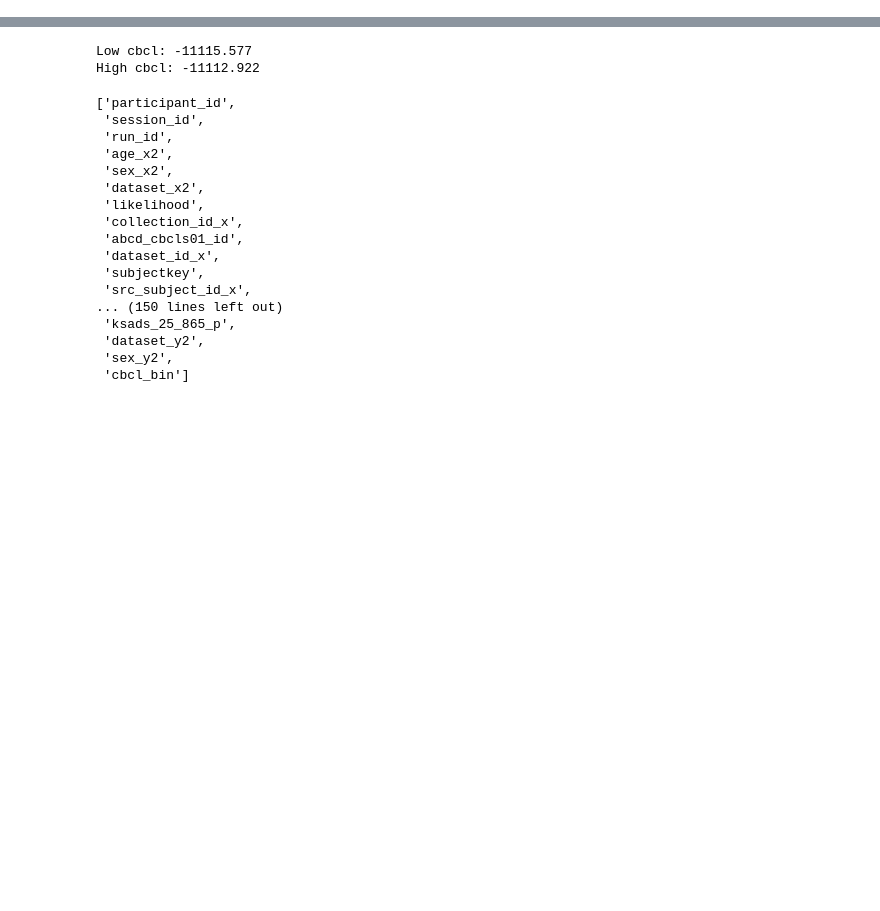
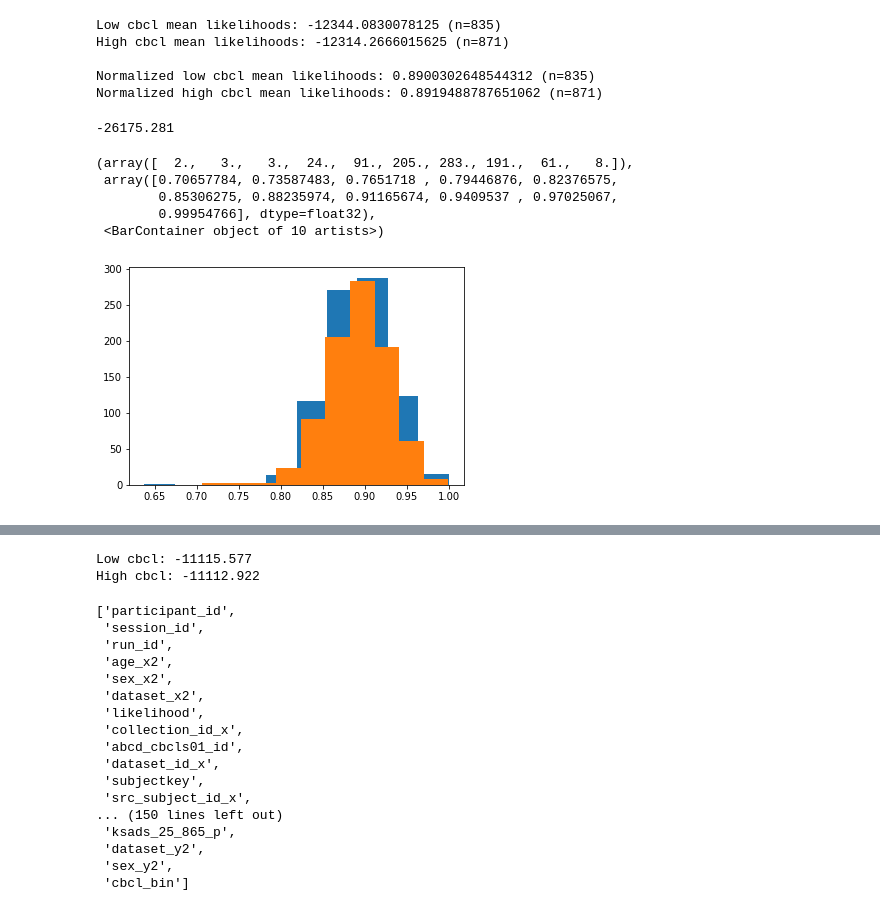
Before and after one commit to SergioLeonardoMendes/normative_psychiatry, a Jupyter notebook: src/python/eda/visualize_data.ipynb, the cells around one changed output, grey strips where cells are left out. Saved outputs shown, nothing was run; the diff lists cells and outputs as text; code cells hidden in the pictures; blank space fills up the shorter version.

```diff
--- a/src/python/eda/visualize_data.ipynb
+++ b/src/python/eda/visualize_data.ipynb
@@ -27,0 +89,9 @@ df['cbcl_bin'] = df['cbcl_scr_syn_totprob_r'] > 25 #cbcl quantile for first 75%
+# %%
+print('Assessing Pearson-r (cbcl_total x td_likelihood)...\n')
+for i in range(9):
+    x = df_test['cbcl_scr_syn_totprob_r']
+    y = df_test[f'likelihood_{i}']
+    r, pval = stats.pearsonr(x, y)
+    print(f'-- Transformer {i}:')
+    print(f'r: {r}')
+    print(f'pval: {pval}\n')
@@ -27,0 +116,43 @@ df['cbcl_bin'] = df['cbcl_scr_syn_totprob_r'] > 25 #cbcl quantile for first 75%
+# %%
+quant_low = np.quantile(df_test['cbcl_scr_syn_totprob_r'].values, 0.25)
+quant_high = np.quantile(df_test['cbcl_scr_syn_totprob_r'].values, 0.75)
+cols_likelihood = [f"likelihood_{i}" for i in range(9)]
+cond_low = df_test['cbcl_scr_syn_totprob_r'] < quant_low
+cond_high = df_test['cbcl_scr_syn_totprob_r'] > quant_high
+low_cbcl_mean_likelihoods = df_test[cond_low][cols_likelihood].mean(axis=1).mean()
+high_cbcl_mean_likelihoods = df_test[cond_high][cols_likelihood].mean(axis=1).mean()
+print(f"Low cbcl mean likelihoods: {low_cbcl_mean_likelihoods} (n={len(df_test[cond_low])})")
+print(f"High cbcl mean likelihoods: {high_cbcl_mean_likelihoods} (n={len(df_test[cond_high])})")
+
+# normalize likelihods
+df_test['likelihood_norm'] = (df_test[cols_likelihood].mean(axis=1) - \
+                                   df_test[cols_likelihood].mean(axis=1).min()) / \
+                             (df_test[cols_likelihood].mean(axis=1).max() - \
+                                   df_test[cols_likelihood].mean(axis=1).min())
+norm_low_cbcl_mean_likelihoods = df_test[cond_low]['likelihood_norm'].mean()
+norm_high_cbcl_mean_likelihoods = df_test[cond_high]['likelihood_norm'].mean()
+print(f"\nNormalized low cbcl mean likelihoods: {norm_low_cbcl_mean_likelihoods} (n={len(df_test[cond_low])})")
+print(f"Normalized high cbcl mean likelihoods: {norm_high_cbcl_mean_likelihoods} (n={len(df_test[cond_high])})")
+# %% [output]
+Low cbcl mean likelihoods: -12344.0830078125 (n=835)
+High cbcl mean likelihoods: -12314.2666015625 (n=871)
+
+Normalized low cbcl mean likelihoods: 0.8900302648544312 (n=835)
+Normalized high cbcl mean likelihoods: 0.8919488787651062 (n=871)
+# %%
+
+# df_test[cond_low]['likelihood_norm'].sort_values()
+df_test[df_test['participant_id'] == 'sub-NDARINVA3G711KJ'][cols_likelihood].mean().mean()
+# %% [output]
+-26175.281
+# %%
+cond_subj = df_test['participant_id'] != 'sub-NDARINVA3G711KJ'
+plt.hist(df_test[cond_low & cond_subj]['likelihood_norm'])
+plt.hist(df_test[cond_high]['likelihood_norm'])
+# %% [output]
+(array([  2.,   3.,   3.,  24.,  91., 205., 283., 191.,  61.,   8.]),
+ array([0.70657784, 0.73587483, 0.7651718 , 0.79446876, 0.82376575,
+        0.85306275, 0.88235974, 0.91165674, 0.9409537 , 0.97025067,
+        0.99954766], dtype=float32),
+ <BarContainer object of 10 artists>)
+[figure, added]
```
Also changed, not shown: parts of 21 cells of this notebook, 2 other files.
